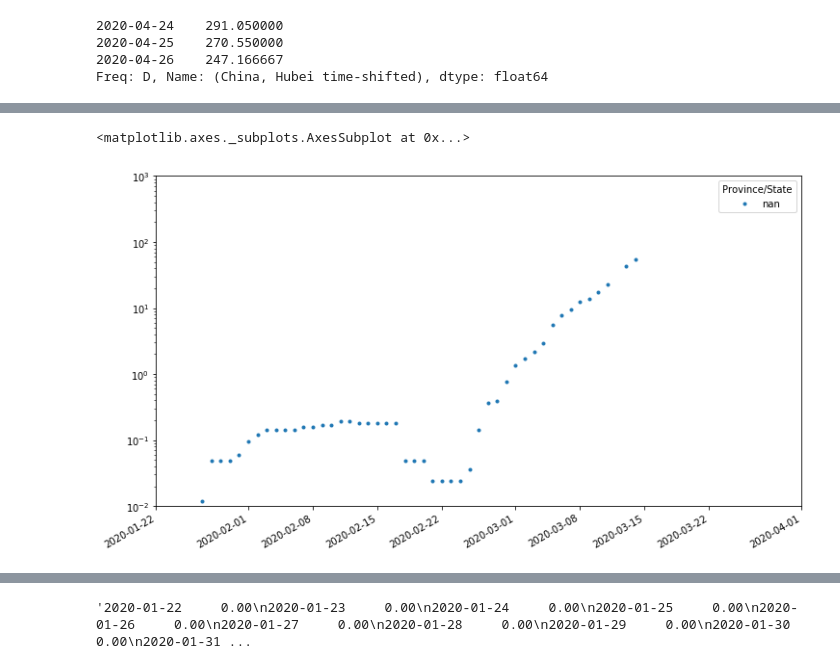
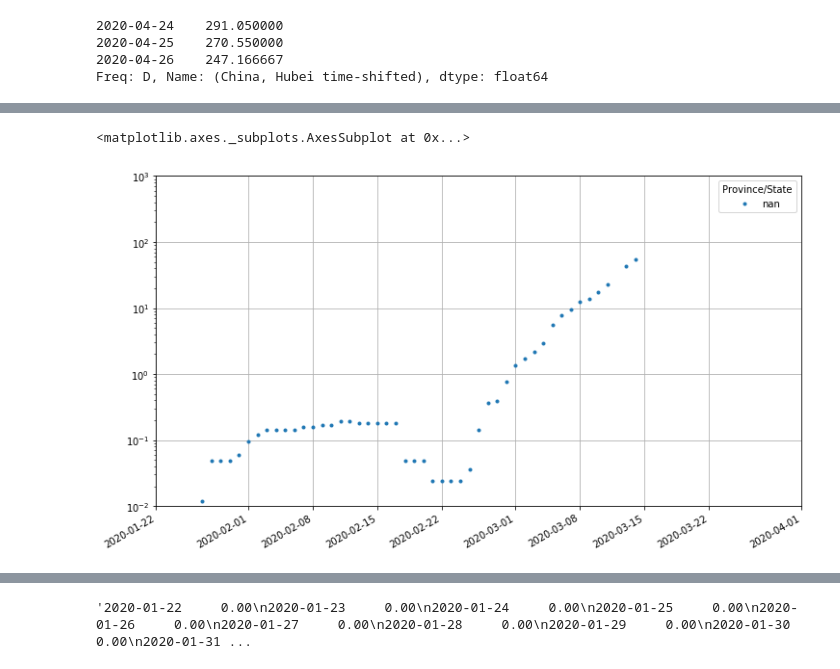
Before and after one commit to matsim-vsp/COVID-19, a Jupyter notebook: csse_covid_19_data/csse_covid_19_time_series/Untitled.ipynb, the cells around one changed output, grey strips where cells are left out. Drawn from its saved outputs; the diff is of its cells as text; code cells hidden in the pictures.

```diff
--- a/csse_covid_19_data/csse_covid_19_time_series/Untitled.ipynb
+++ b/csse_covid_19_data/csse_covid_19_time_series/Untitled.ipynb
@@ -89,7 +89,8 @@ df6 = df4.loc[:,[
     ('Singapore',''),
     ('Korea, South',''),
     ('Poland',''),
-    ("US","Washington")
+    ("US","Washington"),
+    ("Spain","")
 ]]
 df6.tail(3)
 # %% [output]
@@ -113,6 +114,7 @@ df6.loc[:,('Switzerland',np.nan)] /= 8.57
 df6.loc[:,('Poland',np.nan)] /= 4.
 df6.loc[:,('US','Washington')] /= 7.6
 #df6.loc[:,("US","King County, WA")] /= 2.2
+df6.loc[:,("Spain",np.nan)] /= 47.
 df6.tail(3)
 # %% [output]
 | Country/Region | China |  | Germany | Italy | Japan | France | Switzerland | Singapore | Korea, South | ... |
@@ -147,8 +149,10 @@ df6b.loc['2020-03-10':'2020-03-15',:]
 # %%
 plt.close('all')
 plt.rcParams['figure.figsize']=[12,7]
-df6b['Germany'].plot(kind='line',marker="o",markersize=3,linewidth=0,logy=True,ylim=(0.01,1000),xlim=("2020-01-22","2020-04-01"))
+df6b['Germany'].plot(kind='line',marker="o",markersize=3,linewidth=0,
+                     logy=True,ylim=(0.01,1000),xlim=("2020-01-22","2020-04-01"),
+                    grid=True)
 # %% [output]
 <matplotlib.axes._subplots.AxesSubplot at 0x...>
-[figure, old version]
+[figure, new version]
 # %%
```
Also changed, not shown: parts of 3 cells of this notebook.
